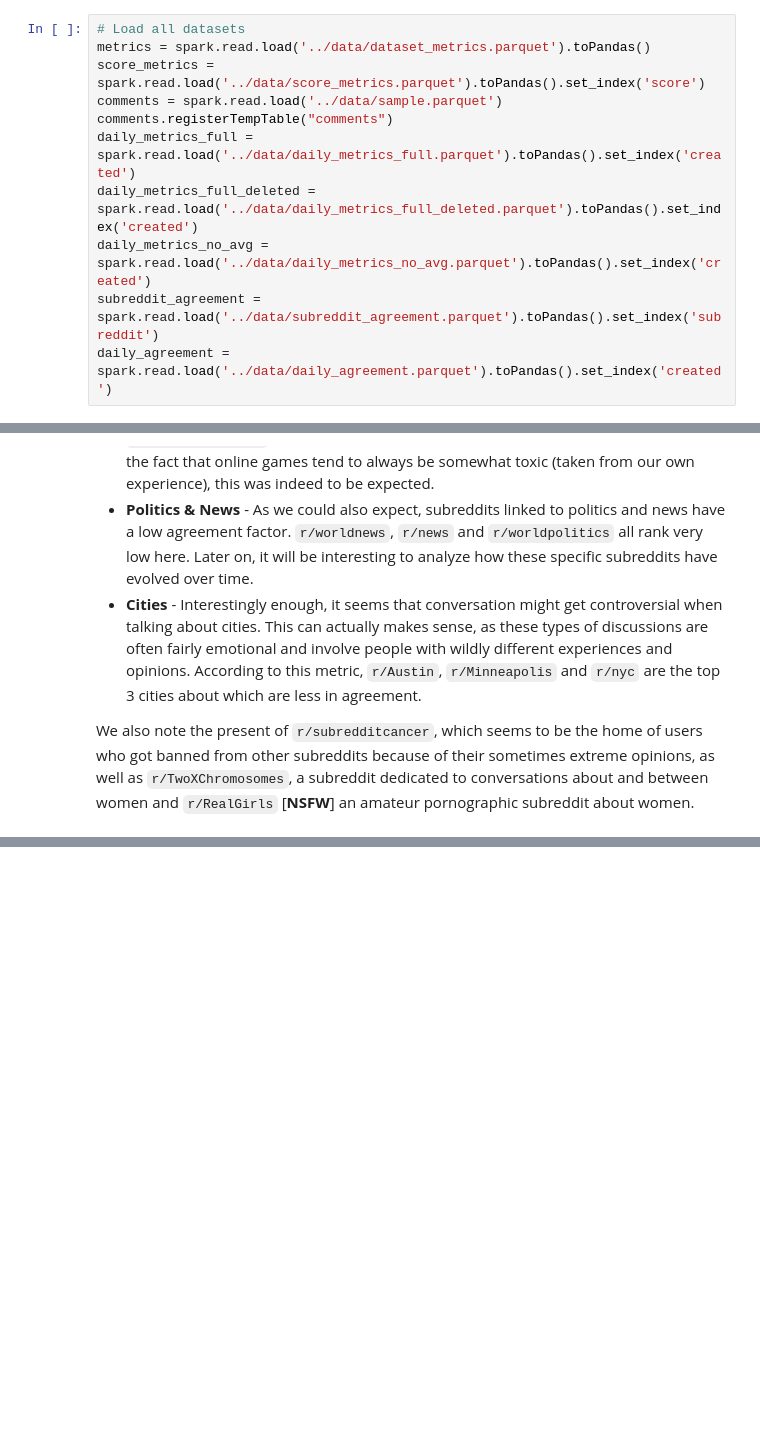
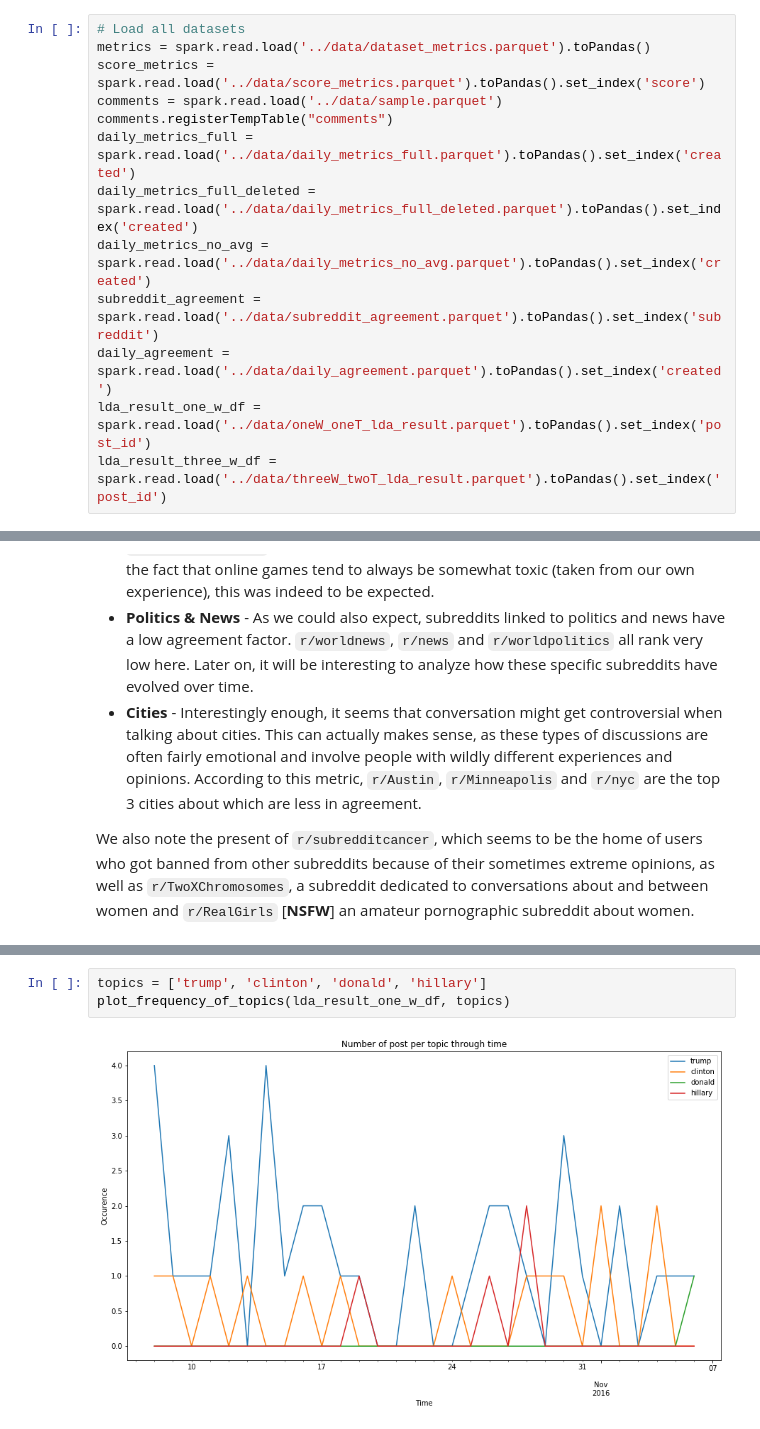
Before and after one commit to MetaHG/Reddit-opinions-polarization, a Jupyter notebook: notebooks/DataCollection.ipynb, the cells around one changed output, grey strips where cells are left out. Saved outputs shown, nothing was run; the diff lists cells and outputs as text; blank space fills up the shorter version.

Commit message:
Added LDA results to Data Collection

```diff
--- a/notebooks/DataCollection.ipynb
+++ b/notebooks/DataCollection.ipynb
@@ -31,6 +31,8 @@ daily_metrics_full_deleted = spark.read.load('../data/daily_metrics_full_deleted
 daily_metrics_no_avg = spark.read.load('../data/daily_metrics_no_avg.parquet').toPandas().set_index('created')
 subreddit_agreement = spark.read.load('../data/subreddit_agreement.parquet').toPandas().set_index('subreddit')
 daily_agreement = spark.read.load('../data/daily_agreement.parquet').toPandas().set_index('created')
+lda_result_one_w_df = spark.read.load('../data/oneW_oneT_lda_result.parquet').toPandas().set_index('post_id')
+lda_result_three_w_df = spark.read.load('../data/threeW_twoT_lda_result.parquet').toPandas().set_index('post_id')
 # %% [markdown]
 ### Dataset Description
 
@@ -233,0 +275,5 @@ We also note the present of `r/subredditcancer`, which seems to be the home of u
+# %%
+topics = ['trump', 'clinton', 'donald', 'hillary']
+plot_frequency_of_topics(lda_result_one_w_df, topics)
+# %% [output]
+[figure, added]
```
Also changed, not shown: parts of 12 cells of this notebook, 2 other files.
